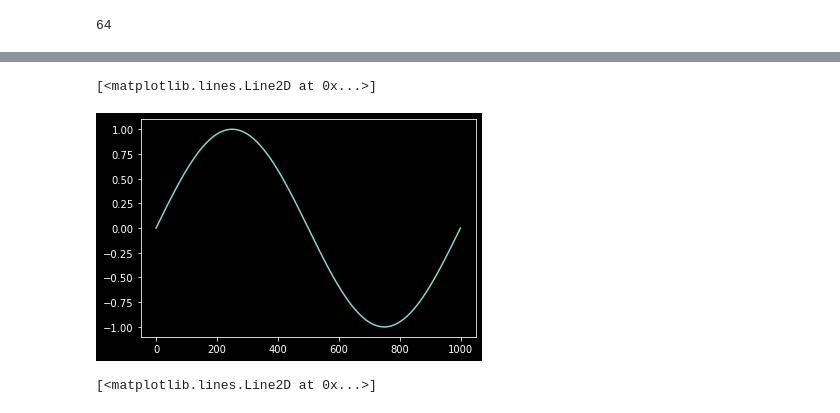
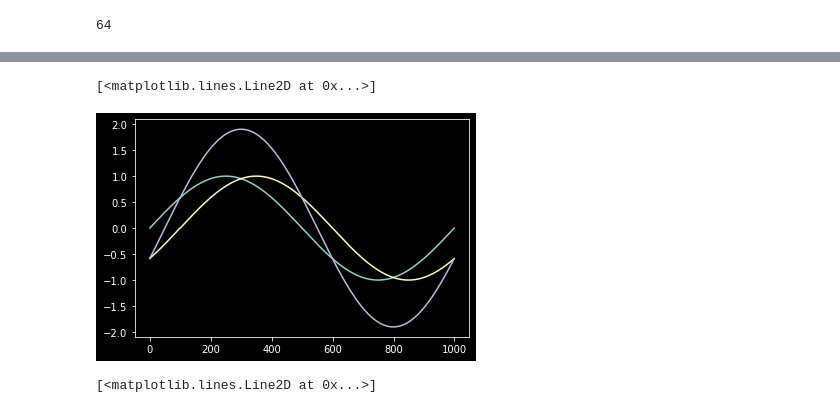
Before and after one commit to TheUnity42/MicroFinalProject, a Jupyter notebook: scratchbook.ipynb, the cells around one changed output, grey strips where cells are left out. Cells and saved outputs as stored; diff of their text form; code cells hidden in the pictures.

```diff
--- a/scratchbook.ipynb
+++ b/scratchbook.ipynb
@@ -28,10 +79,14 @@ nearestEvenDenominator(2048, 100)
 # %%
 x = np.sin(np.linspace(0, 2*np.pi, 1000))
 
+delay = np.roll(x, 100)
+
 plt.plot(x)
+plt.plot(delay)
+plt.plot(x + delay)
 # %% [output]
 [<matplotlib.lines.Line2D at 0x...>]
-[figure, old version]
+[figure, new version]
 # %%
 plt.plot(x[::10])
 # %% [output]
```
Also changed, not shown: parts of 2 cells of this notebook, 2 other files.
